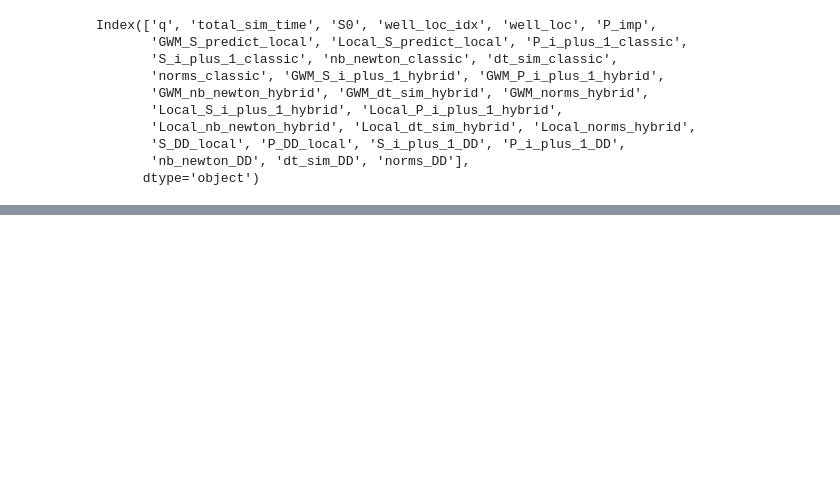
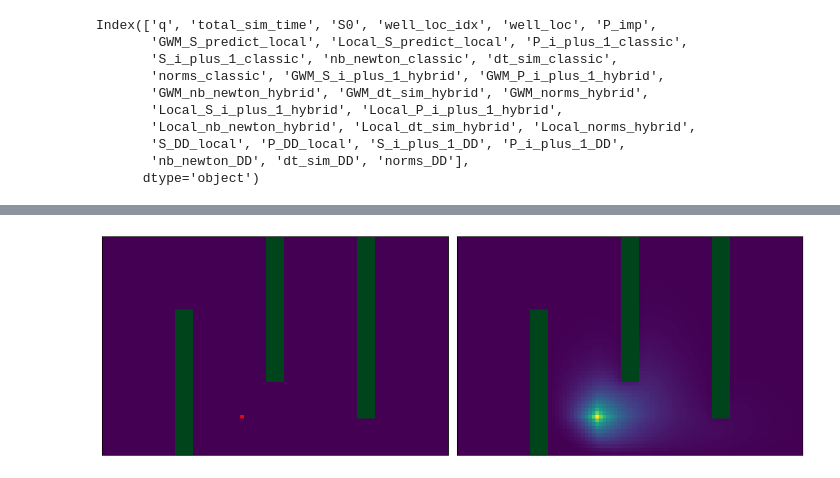
Before and after one commit to PINN-Well-opening-and-closing-events/Yads, a Jupyter notebook: yads/thesis_approaches/GWM/Article/results_analysis/graphical_abstract.ipynb, the cells around one changed output, grey strips where cells are left out. Cells and saved outputs as stored; diff of their text form; code cells hidden in the pictures; blank space fills up the shorter version.

```diff
--- a/yads/thesis_approaches/GWM/Article/results_analysis/graphical_abstract.ipynb
+++ b/yads/thesis_approaches/GWM/Article/results_analysis/graphical_abstract.ipynb
@@ -52,0 +90,32 @@ i+=1
+# %%
+from matplotlib.colors import ListedColormap
+
+well_loc = np.full(grid.nb_cells, 0)
+well_loc[sample['well_loc_idx']] = 1.
+well_loc = well_loc.reshape(95, 60).T
+
+value_to_plot = 1
+
+well_masked = np.ma.masked_where(well_loc != value_to_plot, well_loc)
+# cmap_red = plt.cm.get_cmap('Reds')
+# cmap_red.set_under(color='white', alpha=0)
+cmap_red =  ListedColormap(['white', 'red'])
+# %%
+sample = variable_df.loc[37]
+fig, axs = plt.subplots(1, 2, figsize=(12, 5))
+axs[0].imshow(np.full((60,95), sample['S0']))
+axs[0].imshow(masked_array, cmap=cmap, interpolation='nearest', vmin=0.5)
+axs[0].imshow(well_masked, cmap=cmap_red, interpolation='nearest', vmin=0.5)
+
+axs[1].imshow(np.array(sample['S_i_plus_1_classic']).reshape(95, 60).T)
+axs[1].imshow(masked_array, cmap=cmap, interpolation='nearest', vmin=0.5)
+
+for ax in axs:
+    ax.invert_yaxis()
+    ax.xaxis.set_major_locator(matplotlib.ticker.NullLocator())
+    ax.yaxis.set_major_locator(matplotlib.ticker.NullLocator())
+fig.tight_layout()
+plt.savefig('GA_Global_sim.pdf', bbox_inches="tight")
+plt.show()
+# %% [output]
+[figure, added]
```
Also changed, not shown: parts of 12 cells of this notebook.
